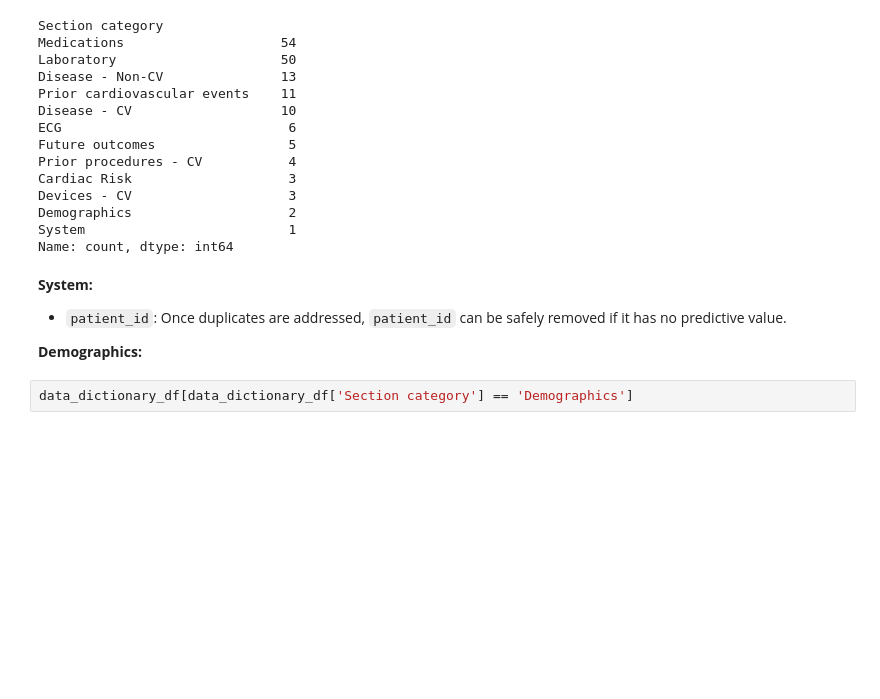
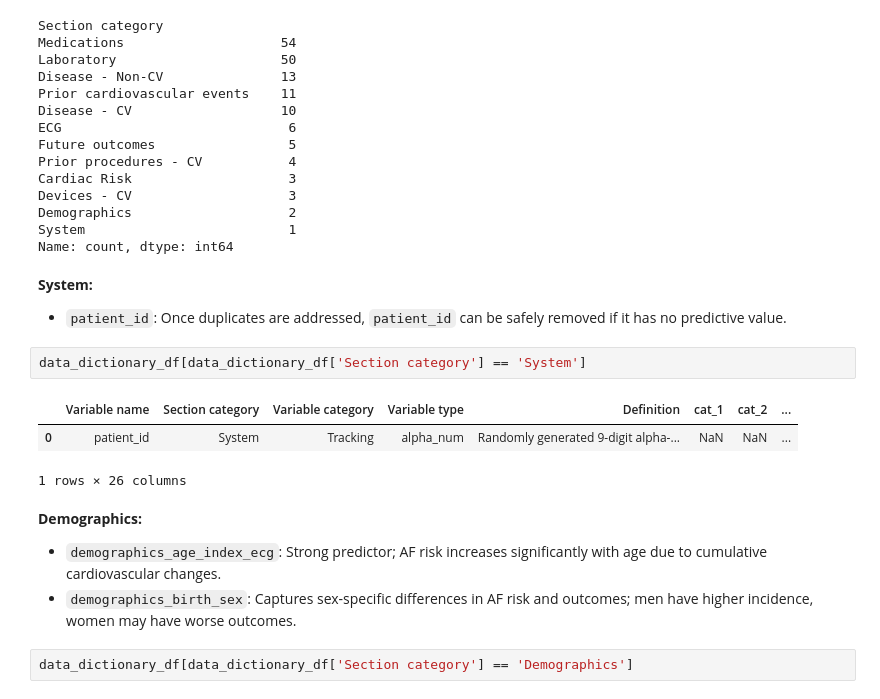
Before and after one commit to yildiramdsa/prediction_of_atrial_fibrillation_using_ecg_and_health_data, a Jupyter notebook: notebooks/prediction_of_atrial_fibrillation_using_ecg_and_health_data.ipynb, the cells around one changed output. Drawn from its saved outputs; the diff is of its cells as text; blank space fills up the shorter version.

```diff
--- a/notebooks/prediction_of_atrial_fibrillation_using_ecg_and_health_data.ipynb
+++ b/notebooks/prediction_of_atrial_fibrillation_using_ecg_and_health_data.ipynb
@@ -57,12 +57,21 @@ Devices - CV                    3
 Demographics                    2
 System                          1
 Name: count, dtype: int64
+# %% [markdown]
+**System:**
+
+- `patient_id`: Once duplicates are addressed, `patient_id` can be safely removed if it has no predictive value.
+# %%
+data_dictionary_df[data_dictionary_df['Section category'] == 'System']
+# %% [output]
+|  | Variable name | Section category | Variable category | Variable type | Definition | cat_1 | cat_2 | ... |
+| 0 | patient_id | System | Tracking | alpha_num | Randomly generated 9-digit alpha-... | NaN | NaN | ... |
+1 rows × 26 columns
 # %% [markdown]
-**System:**
+**Demographics:**
 
-- `patient_id`: Once duplicates are addressed, `patient_id` can be safely removed if it has no predictive value.
-
-**Demographics:**
+- `demographics_age_index_ecg`: Strong predictor; AF risk increases significantly with age due to cumulative cardiovascular changes.
+- `demographics_birth_sex`: Captures sex-specific differences in AF risk and outcomes; men have higher incidence, women may have worse outcomes.
 # %%
 data_dictionary_df[data_dictionary_df['Section category'] == 'Demographics']
 # %% [output]
```
Also changed, not shown: parts of 4 cells of this notebook.
